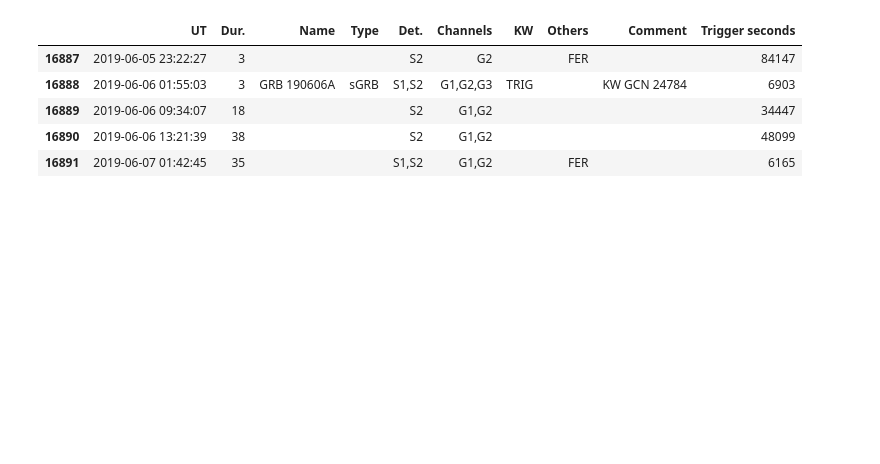
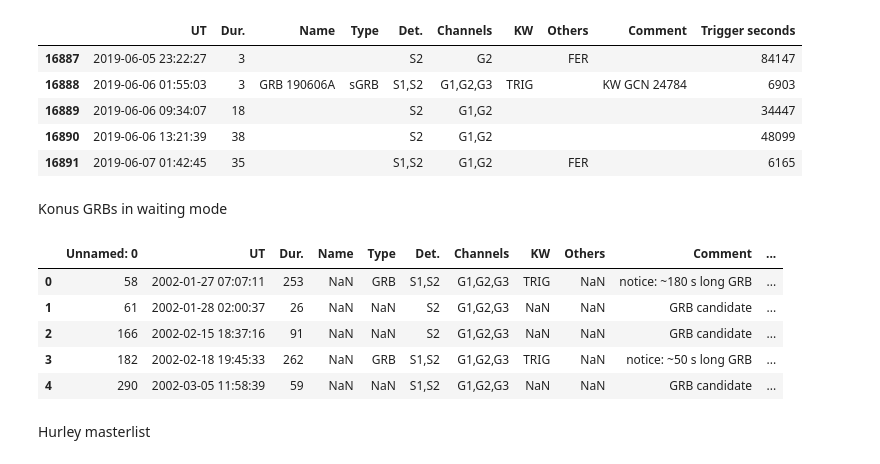
Before and after one commit to Jorezz/GRB_blind_search, a Jupyter notebook: Crossmatched.ipynb, the cells around one changed output. Saved outputs shown, nothing was run; the diff lists cells and outputs as text; code cells hidden in the pictures; blank space fills up the shorter version.

```diff
--- a/Crossmatched.ipynb
+++ b/Crossmatched.ipynb
@@ -57,3 +62,17 @@ konus_triggers_data.tail()
 | 16889 | 2019-06-06 09:34:07 | 18 |  |  | S2 | G1,G2 |  |  |  | 34447 |
 | 16890 | 2019-06-06 13:21:39 | 38 |  |  | S2 | G1,G2 |  |  |  | 48099 |
 | 16891 | 2019-06-07 01:42:45 | 35 |  |  | S1,S2 | G1,G2 |  | FER |  | 6165 |
+# %% [markdown]
+Konus GRBs in waiting mode
+# %%
+konus_triggers_data[konus_triggers_data['Comment'].apply(lambda x:x.find('GRB')>=0)].to_csv(f'{DATA_PATH}KONUS_GRBS.csv')
+konus_triggers_data.head()
+# %% [output]
+|  | Unnamed: 0 | UT | Dur. | Name | Type | Det. | Channels | KW | Others | Comment | ... |
+| 0 | 58 | 2002-01-27 07:07:11 | 253 | NaN | GRB | S1,S2 | G1,G2,G3 | TRIG | NaN | notice: ~180 s long GRB | ... |
+| 1 | 61 | 2002-01-28 02:00:37 | 26 | NaN | NaN | S2 | G1,G2,G3 | NaN | NaN | GRB candidate | ... |
+| 2 | 166 | 2002-02-15 18:37:16 | 91 | NaN | NaN | S2 | G1,G2,G3 | NaN | NaN | GRB candidate | ... |
+| 3 | 182 | 2002-02-18 19:45:33 | 262 | NaN | GRB | S1,S2 | G1,G2,G3 | TRIG | NaN | notice: ~50 s long GRB | ... |
+| 4 | 290 | 2002-03-05 11:58:39 | 59 | NaN | NaN | S1,S2 | G1,G2,G3 | NaN | NaN | GRB candidate | ... |
+# %% [markdown]
+Hurley masterlist
```
Also changed, not shown: parts of 29 cells of this notebook, 1 other file.
